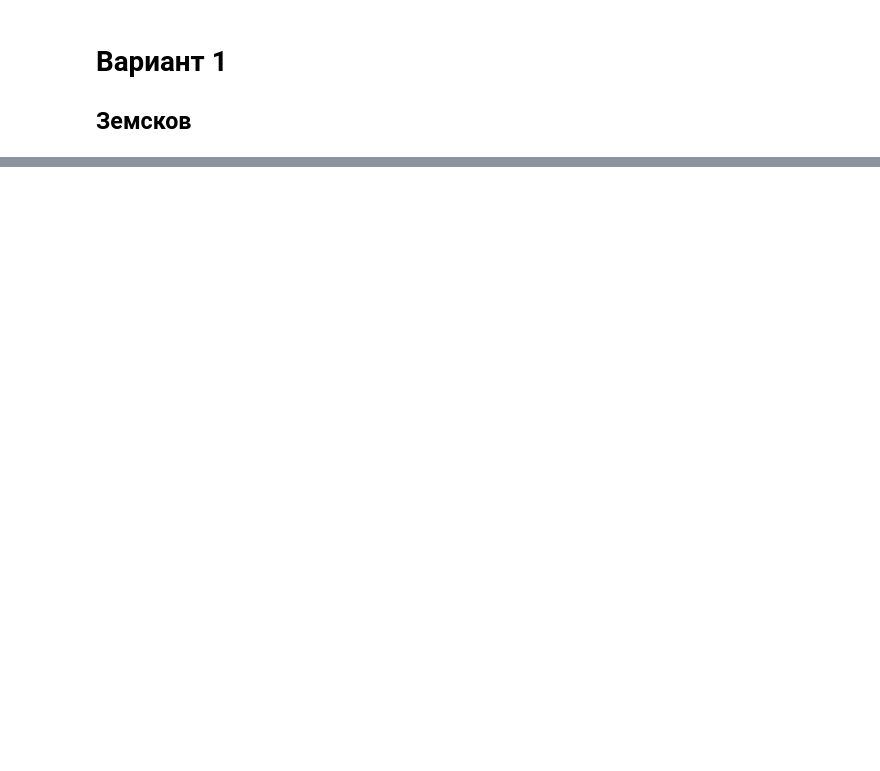
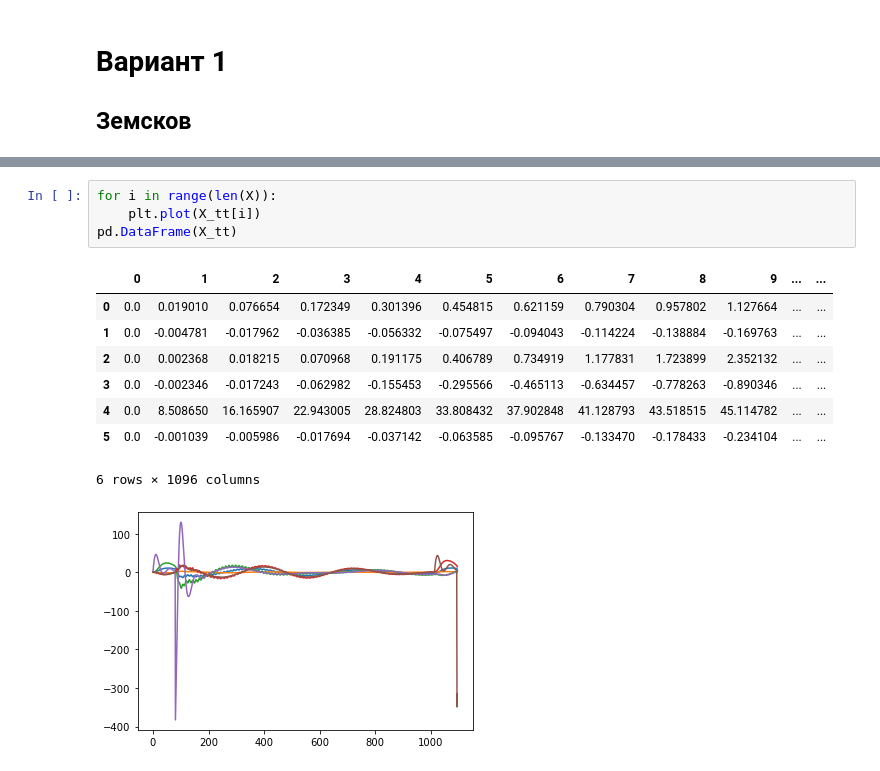
Before and after one commit to neit1t/University, a Jupyter notebook: Земсков/Земсков.ipynb, the cells around one changed output, grey strips where cells are left out. Cells and saved outputs as stored; diff of their text form; blank space fills up the shorter version.

```diff
--- a/Земсков/Земсков.ipynb
+++ b/Земсков/Земсков.ipynb
@@ -76,0 +105,14 @@ def solve(k,c,m1,m2,m3,m4,m5,h1,h2,l1,l2,t_matrix,I1,delta_t=0.002,gamma = 0.5,b
+# %%
+for i in range(len(X)):
+    plt.plot(X_tt[i])
+pd.DataFrame(X_tt)
+# %% [output]
+|  | 0 | 1 | 2 | 3 | 4 | 5 | 6 | 7 | 8 | 9 | ... | ... |
+| 0 | 0.0 | 0.019010 | 0.076654 | 0.172349 | 0.301396 | 0.454815 | 0.621159 | 0.790304 | 0.957802 | 1.127664 | ... | ... |
+| 1 | 0.0 | -0.004781 | -0.017962 | -0.036385 | -0.056332 | -0.075497 | -0.094043 | -0.114224 | -0.138884 | -0.169763 | ... | ... |
+| 2 | 0.0 | 0.002368 | 0.018215 | 0.070968 | 0.191175 | 0.406789 | 0.734919 | 1.177831 | 1.723899 | 2.352132 | ... | ... |
+| 3 | 0.0 | -0.002346 | -0.017243 | -0.062982 | -0.155453 | -0.295566 | -0.465113 | -0.634457 | -0.778263 | -0.890346 | ... | ... |
+| 4 | 0.0 | 8.508650 | 16.165907 | 22.943005 | 28.824803 | 33.808432 | 37.902848 | 41.128793 | 43.518515 | 45.114782 | ... | ... |
+| 5 | 0.0 | -0.001039 | -0.005986 | -0.017694 | -0.037142 | -0.063585 | -0.095767 | -0.133470 | -0.178433 | -0.234104 | ... | ... |
+6 rows × 1096 columns
+[figure, added]
```
Also changed, not shown: parts of 6 cells of this notebook, 8 other files.
